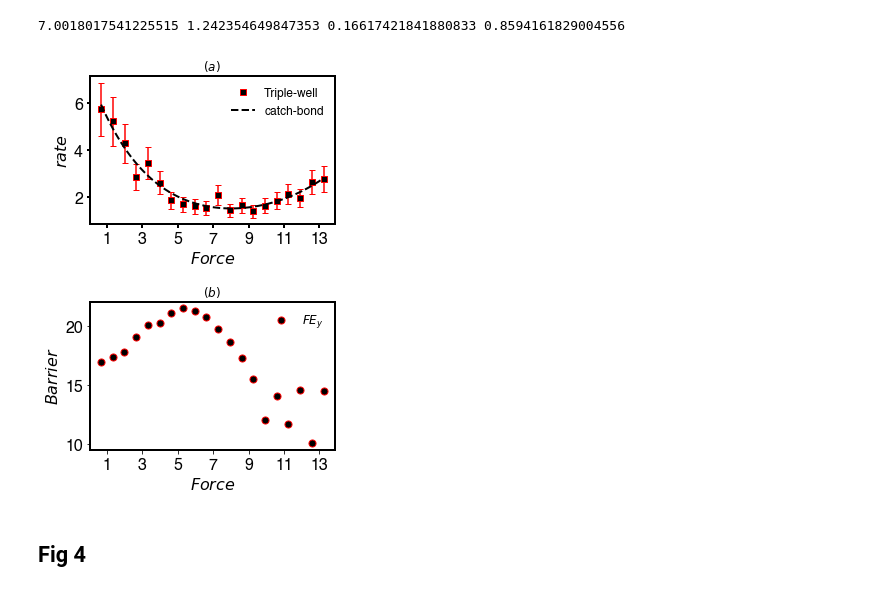
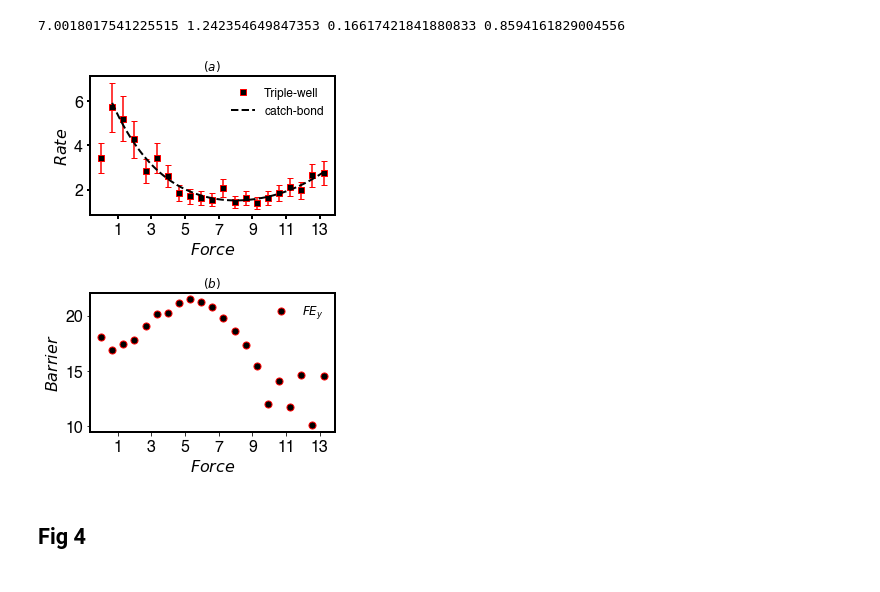
Before and after one commit to hocky-research-group/PenaUnbindingPaper, a Jupyter notebook: analysis/FiguresforPaper.ipynb, the cells around one changed output. Saved outputs shown, nothing was run; the diff lists cells and outputs as text; code cells hidden in the pictures.

```diff
--- a/analysis/FiguresforPaper.ipynb
+++ b/analysis/FiguresforPaper.ipynb
@@ -140,8 +135,13 @@ print(len(infr_rates), len(height), len(forces))
 from mpl_toolkits.axes_grid1 import make_axes_locatable
 from matplotlib.cm import ScalarMappable
 from mpl_toolkits.axes_grid1.inset_locator import inset_axes
+mpl.rcParams['savefig.dpi'] = 300
+mpl.rcParams['lines.linewidth'] = 1.5
+mpl.rcParams['font.family'] = 'Helvetica'
+plt.rcParams['font.size'] = 16
+plt.rcParams['axes.linewidth'] = 2
 
-fig, ax = plt.subplots(2,2, figsize=(9,6.5))
+fig, ax = plt.subplots(2,2, figsize=(8,6.5))
 ax[1,1].scatter(forces_h,height,c='r',edgecolors='k', label=r"$FE_{barrier}$",s=50)
 ax[1,1].set_ylabel(r'$Barrier$', fontweight='bold', c='k')
 ax[1,1].set_xlabel(r'$Force$', fontweight='bold')
@@ -153,7 +153,7 @@ ax[1,1].scatter(forces_dx, height_dx,c='k', marker='s',label=r"$U_{barrier}$",s=
 #ax2.set_ylim(0,20)
 ax[1,1].legend(fontsize=12, loc='best', frameon=False)
 
-
+lab = "%2.2f"%(bell_dx)
 theo_x = np.linspace(0.0,np.max(forces),100)
 theo_y = slip_rate_nm(theo_x, bell_k0, bell_dx)[0]
 ax[0,0].plot(forces, rates, c='k',marker='s',label='Double-well', linestyle='', mec='r')
@@ -164,6 +164,9 @@ ax[0,0].set_yscale('log')
 ax[0,0].set_xlabel(r"$Force$")
 ax[0,0].set_title(r"$(a)$", fontsize=12)
 ax[0,0].legend(fontsize=12, loc='best', frameon=False)
+#ax[0,0].text(1.75,57,r"$\Delta x_{bell}=$"+lab, fontsize=12)
+#ax[0,0].text(1.75,30,r"$k^{0}_{bell}=$"+f"{21.9}", fontsize=12)
+#ax[0,0].text(1.75,13,r"$k^0=18.31\pm 4.53$", fontsize=12)
 
 ax[1,0].scatter(forces_h, dx_exp,c='r', edgecolors='k', s=50, label=r"$\Delta x_{calc.}$")
 ax[1,0].set_ylabel(r'$\Delta x$', fontweight='bold')
@@ -174,14 +177,14 @@ ax[1,0].set_ylim(0,10)
 ax[1,0].legend(fontsize=12, loc='lower left', frameon=False)
 ax[1,0].set_title(r"$(c)$", fontsize=12)
 
-lab = "%2.2f"%(bell_dx)
+
 ax[0,1].scatter(en_height_dx_beta,ln_infr_rates, c=forces, cmap='jet',edgecolors='k',s=50)
-ax[0,1].set_ylabel(r'$ln(rate)$', fontweight='bold')
+ax[0,1].set_ylabel(r'$ln(Rate)$', fontweight='bold')
 ax[0,1].set_xlabel(r'$E_{barrier}$', fontweight='bold')
 ax[0,1].set_title(r"$(b)$", fontsize=12)
-ax[0,1].text(12,3,f"$\Delta x={lab}$")
-#xticks = np.linspace(10,50,5)
-#ax[0,1].set_xticks(xticks)
+#ax[0,1].text(3.2,3,f"$\Delta x={lab}$", fontsize=12)
+xticks = np.linspace(3,18,6)
+ax[0,1].set_xticks(xticks)
 cmap = plt.get_cmap("jet")
 norm = plt.Normalize(min(forces), max(forces))
 sm =  ScalarMappable(norm=norm, cmap=cmap)
@@ -189,8 +192,9 @@ sm =  ScalarMappable(norm=norm, cmap=cmap)
 
 plt.tight_layout()
 cbaxes = inset_axes(ax[0,1], width=1.5, height="5%")
-cbar = fig.colorbar(sm, cax=cbaxes, ticks = [0.,3], orientation='horizontal')
+cbar = fig.colorbar(sm, cax=cbaxes, ticks = [0.,1,2,3], orientation='horizontal')
 cbar.ax.tick_params(labelsize=10)
+cbar.set_label(r'$F$', fontsize=10, labelpad=-1)
 fig.savefig(f"{out_dir}figure2.pdf")
 plt.show()
 plt.close()
@@ -222,7 +224,7 @@ height_y = fvsHy[:,1]
 # %%
 force_catch = data[:,0][1:]
-rates_c = data[:,1][1:]
-catch = catch_params(force_catch, 1/rates_c)
+rates_ca = data[:,1][1:]
+catch = catch_params(force_catch, 1/rates_ca)
 k1c_0 = catch[0]
 x1c = catch[1]
 k1s_0 = catch[2]
@@ -235,42 +237,44 @@ print(k1c_0, x1c, k1s_0, x1s)
 # %% [output]
 7.0018017541225515 1.242354649847353 0.16617421841880833 0.8594161829004556
 # %%
+
+
 from AnalysisMetad2 import catch_rates_nm
 %matplotlib inline
 mpl.rcParams['savefig.dpi'] = 300
 mpl.rcParams['lines.linewidth'] = 1.5
 mpl.rcParams['font.family'] = 'Helvetica'
 plt.rcParams['font.size'] = 16
 plt.rcParams['axes.linewidth'] = 2
 model_name = 'Triple-well'
-fig, ax = plt.subplots(2,1, figsize=(4.5,6.5))
+fig, ax = plt.subplots(2,1, figsize=(4.5,6.25))
 theo_x = np.linspace(0.66, np.max(force_list), 100)
 theo_y = catch_rates_nm(k1c_0,-x1c,k1s_0, x1s, theo_x)[0]
 lab = F"{model_name}"
-r_stds = data[:,3][1:]
-ax[0].plot(force_catch, rates_c, c='k',marker='s',label=lab, linestyle='', mec='r')
-ax[0].errorbar(force_catch, rates_c, r_stds, c='r', linestyle='', capsize=3)
+r_stds = data[:,3]
+ax[0].plot(force_list, rates_c, c='k',marker='s',label=lab, linestyle='', mec='r')
+ax[0].errorbar(force_list, rates_c, r_stds, c='r', linestyle='', capsize=3)
 ax[0].plot(theo_x, theo_y,  c='k', linestyle='--', linewidth=2, label="catch-bond")
 ax[0].tick_params(axis='both', width=2)
-ax[0].set_ylabel(r"$rate$")
+ax[0].set_ylabel(r"$Rate$")
 ax[0].set_xticks(np.linspace(1,13,7))
 ax[0].set_xlabel(r"$Force$")
 ax[0].legend(fontsize=12, frameon=False)
 ax[0].set_title(r"$(a)$", fontsize=12)
 
 #ax[1].scatter(forces_h[:-1],height_x[:-1],c='r',edgecolors='k', label=r"$FE_x$",s=50)
-ax[1].scatter(forces_hy[:-1],height_y[:-1],c='k',edgecolors='r',label=r"$FE_y$", s=50)
+ax[1].scatter(forces_hy,height_y,c='k',edgecolors='r',label=r"$FE_y$", s=50)
 #ax[1].tick_params(axis='both', width=2)
 ax[1].set_ylabel(r"$Barrier$")
 ax[1].set_xlabel(r"$Force$")
 ax[1].set_xticks(np.linspace(1,13,7))
 ax[1].legend(fontsize=12, frameon=False)
 ax[1].set_title(r"$(b)$", fontsize=12)
 fig.tight_layout()
 fig.savefig(f"{out_dir}figure3.pdf")
 plt.show()
 plt.close()
 # %% [output]
-[figure, old version]
+[figure, new version]
 # %% [markdown]
 ## Fig 4
```
Also changed, not shown: parts of 20 cells of this notebook, 11 other files.
